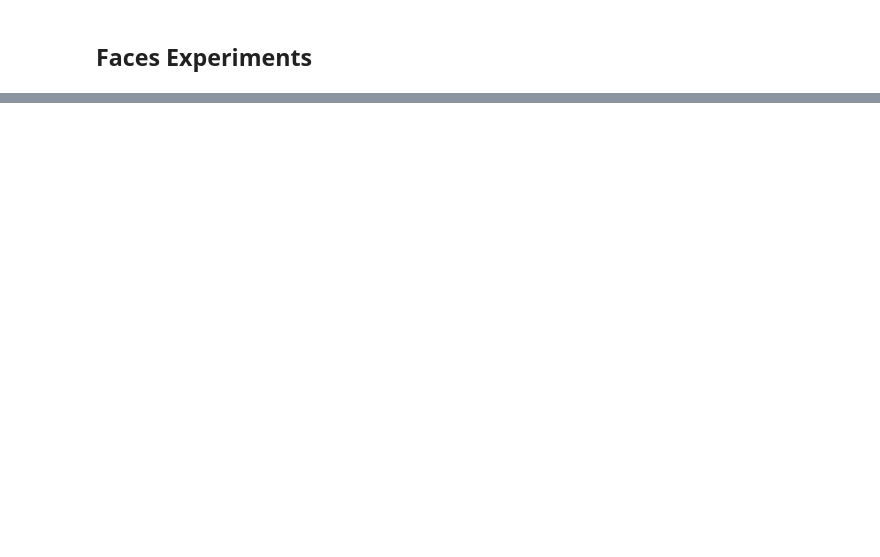
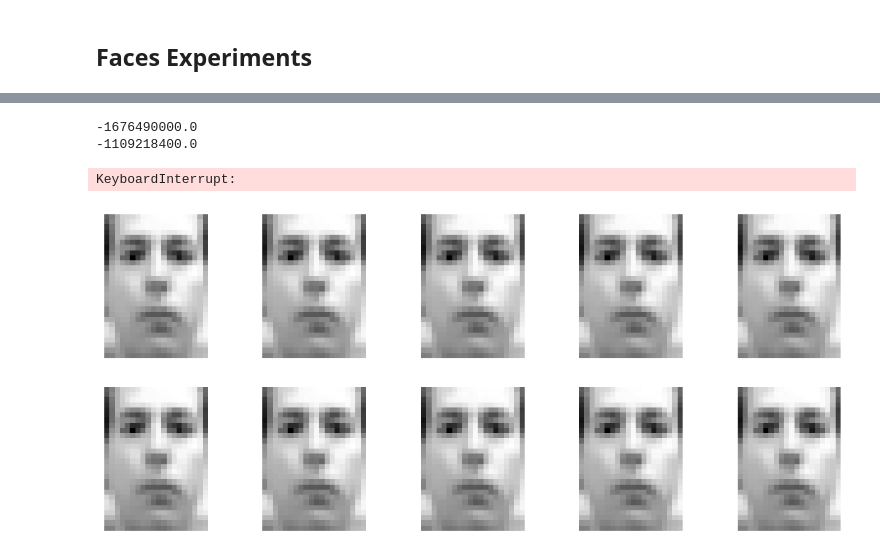
Before and after one commit to mahegz/ADVI, a Jupyter notebook: main_advi.ipynb, the cells around one changed output, grey strips where cells are left out. Drawn from its saved outputs; the diff is of its cells as text; code cells hidden in the pictures; blank space fills up the shorter version.

```diff
--- a/main_advi.ipynb
+++ b/main_advi.ipynb
@@ -51,12 +74,14 @@ data = all_data["ff"].T[:100]
 # %%
 rank = 10
-nmf_model = NMF_Model_PoissonGamma(data, rank, gamma_prior_shape=1, gamma_prior_scale=1)
+all_data = loadmat("data/frey_rawface.mat")
+data = all_data["ff"].T
+nmf_model = NMF_Model_PoissonDirExp(data, rank,dir_prior=100, exp_prior=0.5)
 nmf_dim = nmf_model.dim
 k = jrandom.key(15)
 trial_vec = jrandom.normal(k, shape=(nmf_dim,))
 theta, beta = nmf_model.t_inv_map(trial_vec)
 nmf_advi = mean_field_advi(nmf_model)
-nmf_advi.run_advi(k, 10, 10001, 1e-5, print_every=500, adaptive=False)
+nmf_advi.run_advi(k, 10, 5001, 1e-5, print_every=500, adaptive=True)
 
 
 thetas, betas = nmf_model.t_inv_map(nmf_advi.params["mu"])
@@ -67,27 +92,20 @@ axs = axs.flatten()
 for i in range(10):
     axs[i].imshow(betas[i].reshape(28, 20), cmap="gray")
     axs[i].axis("off")
-    axs[i].set_title(rf"$\beta_{{{i}}}$")
+    # axs[i].set_title(rf"$\beta_{{{i}}}$")
+# %% [output]
+-1676490000.0
+-1109218400.0
+KeyboardInterrupt:
 # %%
-rank = 10
-nmf_model = NMF_Model_PoissonDirExp(data, rank)
-nmf_dim = nmf_model.dim
-k = jrandom.key(15)
-trial_vec = jrandom.normal(k, shape=(nmf_dim,))
-theta, beta = nmf_model.t_inv_map(trial_vec)
-nmf_advi = mean_field_advi(nmf_model)
-nmf_advi.run_advi(k, 10, 10001, 1e-5, print_every=100, adaptive=True)
-
-
-thetas, betas = nmf_model.t_inv_map(nmf_advi.params["mu"])
-
-u = 42
 fig, axs = plt.subplots(2, 5, figsize=(12, 5))
 axs = axs.flatten()
 for i in range(10):
     axs[i].imshow(betas[i].reshape(28, 20), cmap="gray")
     axs[i].axis("off")
-    axs[i].set_title(rf"$\beta_{{{i}}}$")
+    # axs[i].set_title(rf"$\beta_{{{i}}}$")
+# %% [output]
+[figure, added]
 # %%
 u = 25
 plt.figure()
```
Also changed, not shown: parts of 9 cells of this notebook, 3 other files.
